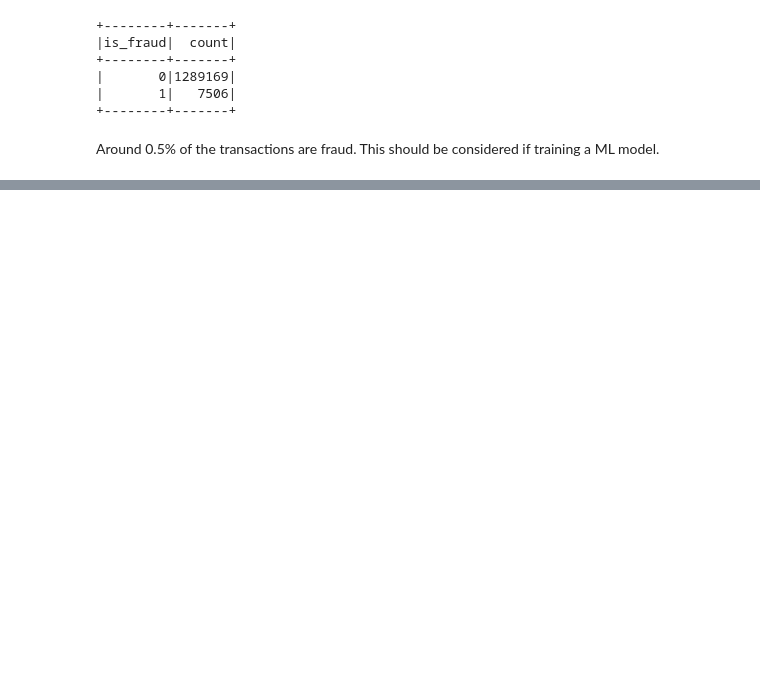
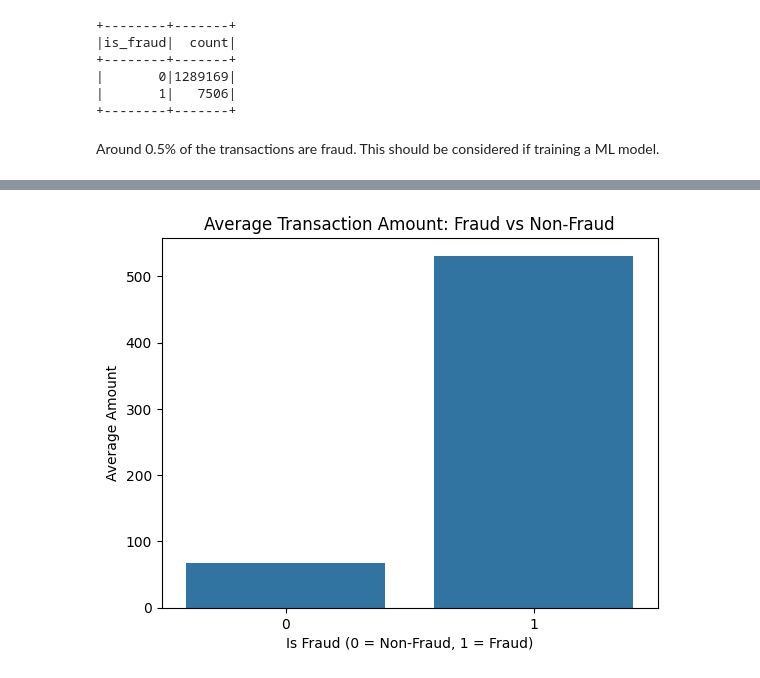
Before and after one commit to ApostropheArif/paynet-analyse-cc-data, a Jupyter notebook: src/EDA.ipynb, the cells around one changed output, grey strips where cells are left out. Cells and saved outputs as stored; diff of their text form; code cells hidden in the pictures; blank space fills up the shorter version.

```diff
--- a/src/EDA.ipynb
+++ b/src/EDA.ipynb
@@ -61,11 +64,14 @@ personal_details_schema = StructType([
     StructField('dob', StringType(), True)
 ])
 
-transformed_cc_data = transformed_cc_data.withColumn('personal_detail_parsed',
-                                                     from_json(col('personal_detail'), personal_details_schema))
+transformed_cc_data = transformed_cc_data.withColumn(
+    'personal_detail_parsed',
+    from_json(col('personal_detail'), personal_details_schema))
 
-transformed_cc_data = transformed_cc_data.withColumn('address_parsed',
-                                                     from_json(col('personal_detail_parsed.address'), address_schema))
+transformed_cc_data = transformed_cc_data.withColumn(
+    'address_parsed',
+    from_json(col('personal_detail_parsed.address'), address_schema))
+
 transformed_cc_data = transformed_cc_data.select(
     col('Unnamed: 0').alias('id'),
     col('amt').alias('amount'),
@@ -73,6 +79,7 @@ transformed_cc_data = transformed_cc_data.select(
     col('category'),
     col('merchant'),
     col('trans_date_trans_time'),
+    col('cc_num'),
     col('personal_detail_parsed.person_name').alias('cc_owner'),
     col('personal_detail_parsed.gender').alias('gender'),
     col('personal_detail_parsed.job').alias('job'),
@@ -90,7 +97,6 @@ transformed_cc_data = transformed_cc_data.select(
     col('merch_long'),
     col('merch_zipcode'),
     col('cc_bic'),
-    col('cc_num'),
     col('trans_num')
 )
 
@@ -128,6 +134,5 @@ col_dtypes = {
 
 # Change multiple column types
 for column in col_dtypes.keys():
-    transformed_cc_data = transformed_cc_data.withColumn(column, col(column).cast(col_dtypes[column]))
-
-transformed_cc_data.printSchema()
+    transformed_cc_data = transformed_cc_data.withColumn(
+        column, col(column).cast(col_dtypes[column]))
@@ -210,7 +198,8 @@ transformed_cc_data = transformed_cc_data.withColumn(
         ).otherwise(
             date_format(
                 from_utc_timestamp(
-                    from_unixtime(col('merch_last_update_time')), 'Asia/Singapore'),
+                    from_unixtime(col('merch_last_update_time')),
+                    'Asia/Singapore'),
                 'yyyy-MM-dd HH:mm:ss.SSSSSS XXX'))
 )
 
@@ -401,8 +389,9 @@ transformed_cc_data_final = transformed_cc_data.select(
     col('amount'),
     col('is_fraud'),
     col('category'),
-    col('merchant'),
+    col('merchant_new').alias('merchant'),
     col('trans_time'),
+    col('cc_num'),
     col('cc_owner_first_name'),
     col('cc_owner_last_name'),
     col('gender'),
@@ -421,7 +410,6 @@ transformed_cc_data_final = transformed_cc_data.select(
     col('merch_long'),
     col('merch_zipcode'),
     col('cc_bic_new').alias('cc_bic'),
-    col('cc_num'),
     col('trans_num')
 )
 
@@ -577,0 +660,11 @@ Around 0.5% of the transactions are fraud. This should be considered if training
+# %%
+# Example: Bar chart for average transaction amounts
+avg_amt = cleansed_cc_data.groupBy("is_fraud").agg(avg(col("amount")).alias("avg_amt")).toPandas()
+
+sns.barplot(data=avg_amt, x="is_fraud", y="avg_amt")
+plt.title("Average Transaction Amount: Fraud vs Non-Fraud")
+plt.xlabel("Is Fraud (0 = Non-Fraud, 1 = Fraud)")
+plt.ylabel("Average Amount")
+plt.show()
+# %% [output]
+[figure, added]
```
Also changed, not shown: parts of 34 cells of this notebook.
